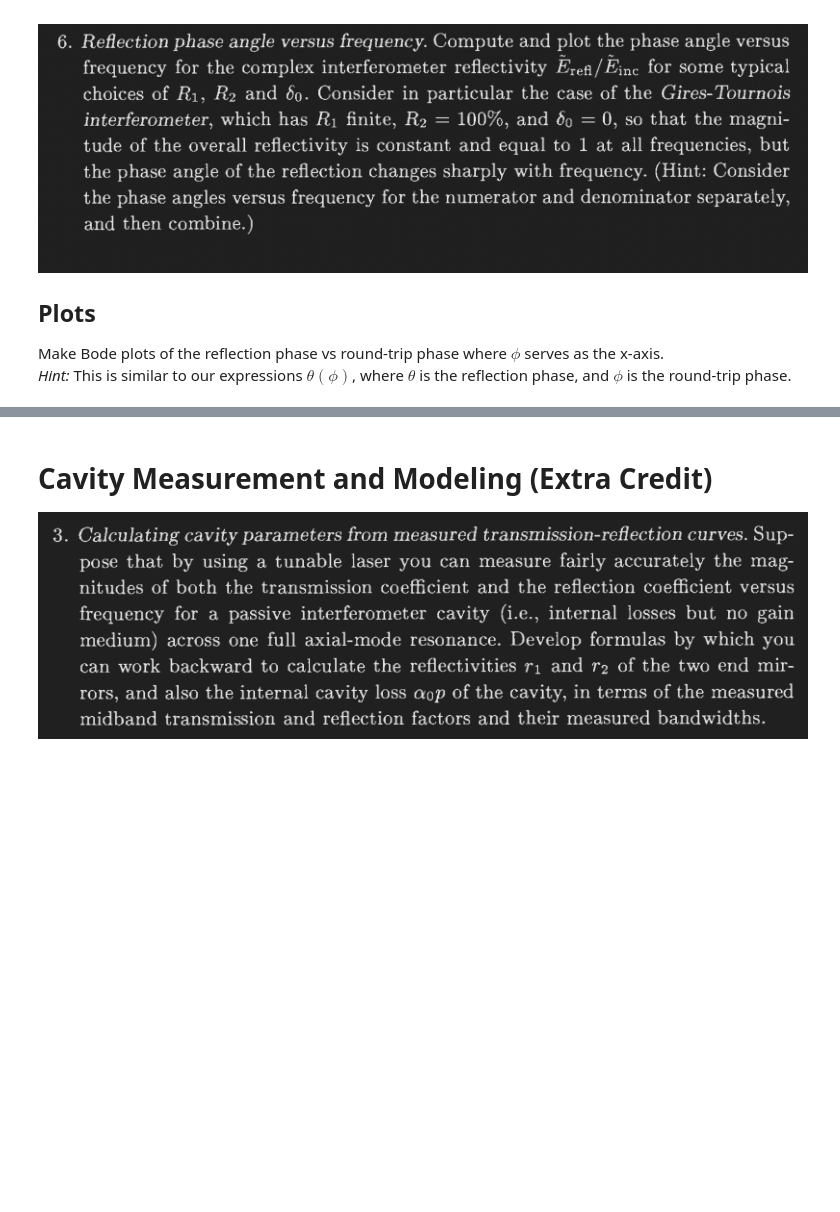
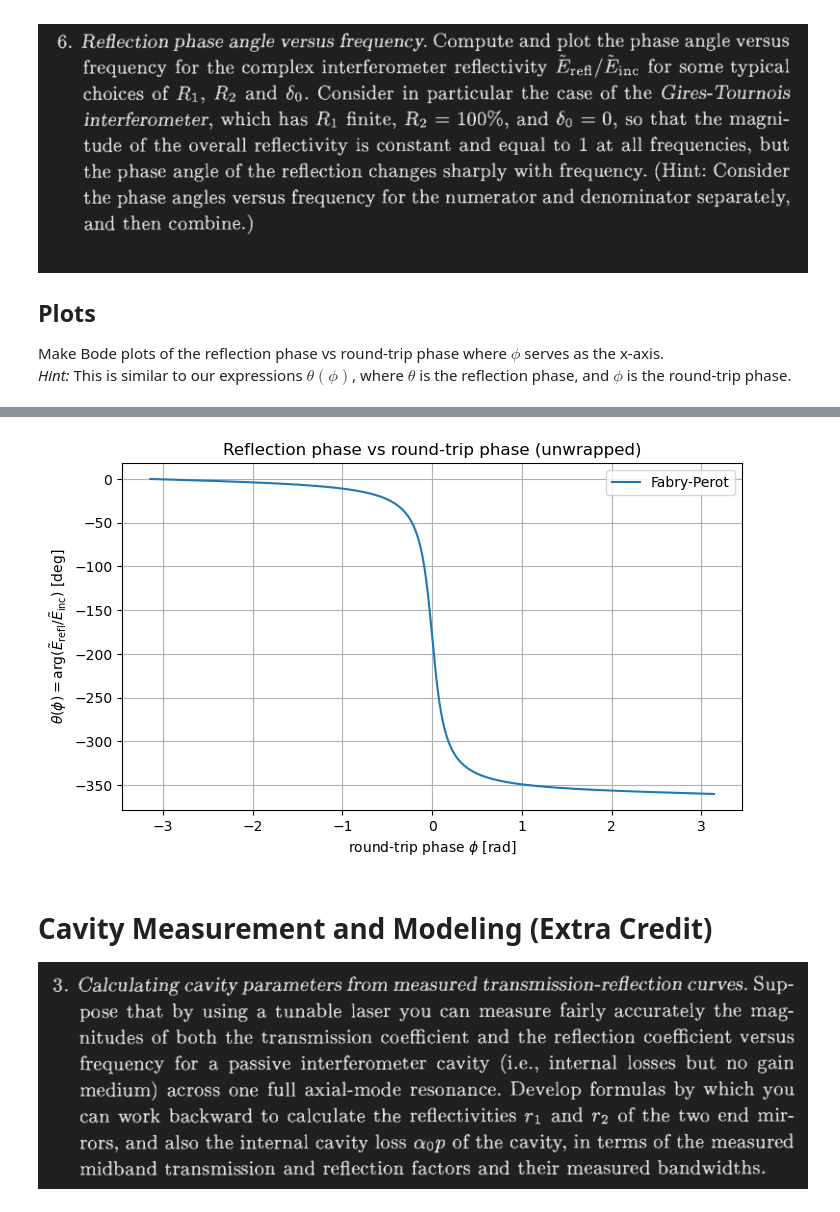
Before and after one commit to cacapuano/carolines_lasers_course_repo, a Jupyter notebook: homework_submissions/capuano_homework_2_submission.ipynb, the cells around one changed output, grey strips where cells are left out. Drawn from its saved outputs; the diff is of its cells as text; code cells hidden in the pictures; blank space fills up the shorter version.

```diff
--- a/homework_submissions/capuano_homework_2_submission.ipynb
+++ b/homework_submissions/capuano_homework_2_submission.ipynb
@@ -339,6 +339,32 @@ $\quad \boxed{\dfrac{\tilde{E}_{\text{refl}}}{\tilde{E}_{\text{inc}}} = \dfrac{r
 
 
 (Bode plots below.)
+# %%
+import numpy as np
+import matplotlib.pyplot as plt
+
+def r_fp(phi, r1, r2):
+    return (r1 - r2*np.exp(-1j*phi)) / (1 - r1*r2*np.exp(-1j*phi))
+
+phi = np.linspace(-np.pi, np.pi, 4000)
+
+
+r1 = 0.90
+r2 = 0.999
+
+r = r_fp(phi, r1, r2)
+phase_deg = np.unwrap(np.angle(r)) * 180/np.pi
+
+plt.figure(figsize=(8, 4.5))
+plt.plot(phi, phase_deg, label= "Fabry-Perot")
+plt.grid(True)
+plt.xlabel(r"round-trip phase $\phi$ [rad]")
+plt.ylabel(r"$\theta(\phi)=\arg(\tilde{E}_{\mathrm{refl}}/\tilde{E}_{\mathrm{inc}})$ [deg]")
+plt.title("Reflection phase vs round-trip phase (unwrapped)")
+plt.legend()
+plt.show()
+# %% [output]
+[figure, added]
 # %% [markdown]
 # Cavity Measurement and Modeling (Extra Credit)
 
```
